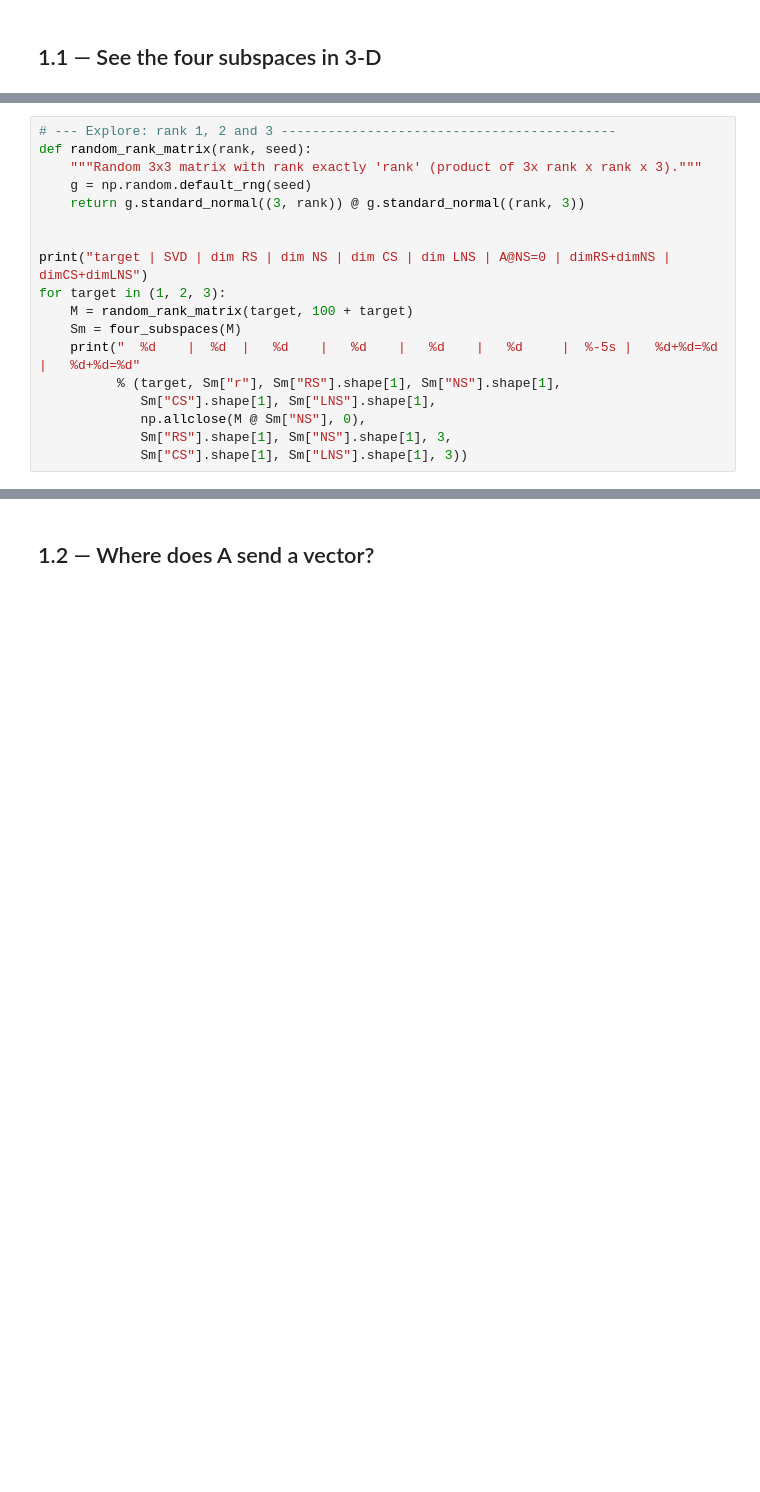
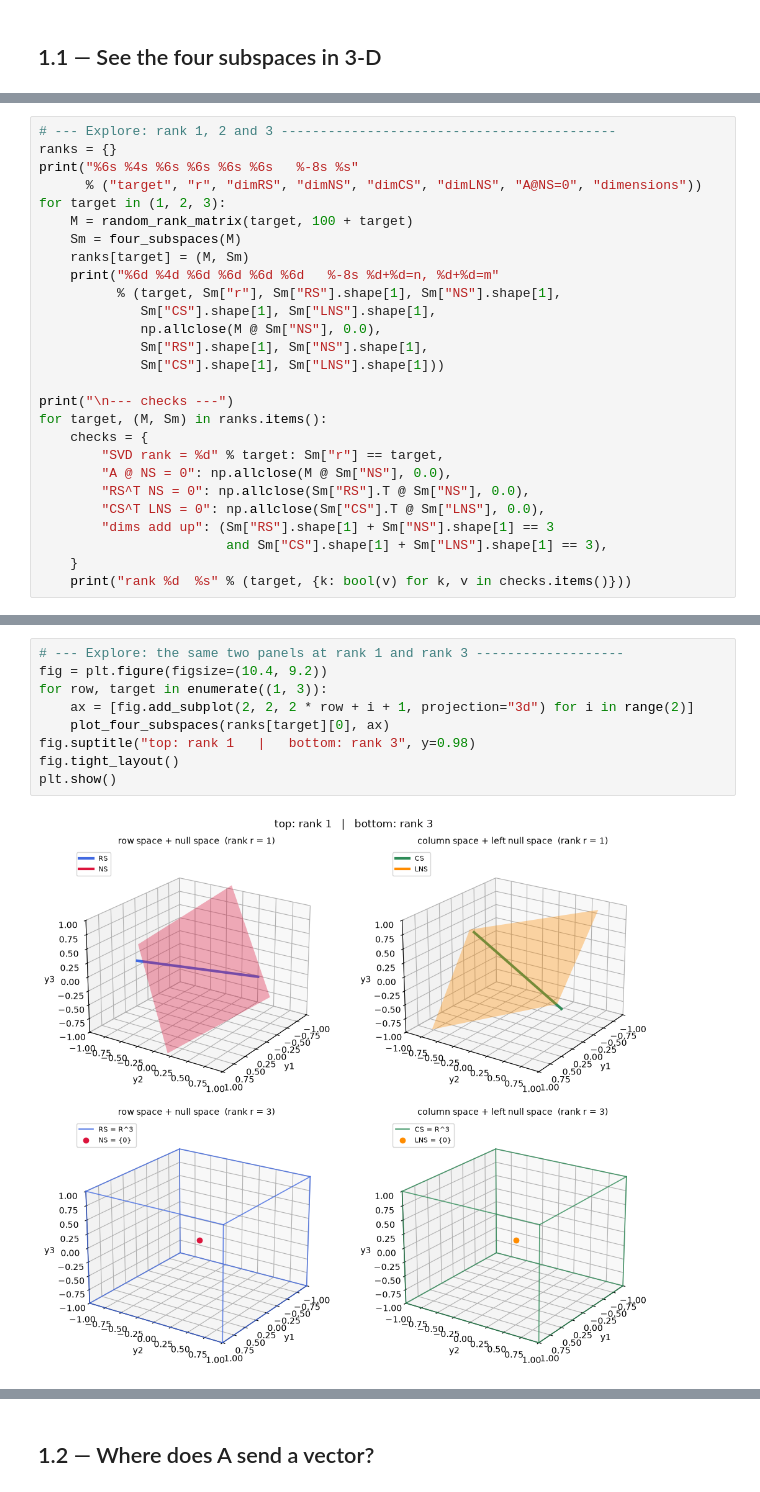
Before and after one commit to jowy-ti/portfolio-LA, a Jupyter notebook: notebooks/Part1.ipynb, the cells around one changed output, grey strips where cells are left out. Drawn from its saved outputs; the diff is of its cells as text; blank space fills up the shorter version.

```diff
--- a/notebooks/Part1.ipynb
+++ b/notebooks/Part1.ipynb
@@ -174,19 +177,28 @@ Change the rank to 1 and to 3. Which subspaces grow, shrink or disappear?
 # %%
 # --- Explore: rank 1, 2 and 3 -------------------------------------------
-def random_rank_matrix(rank, seed):
-    """Random 3x3 matrix with rank exactly 'rank' (product of 3x rank x rank x 3)."""
-    g = np.random.default_rng(seed)
-    return g.standard_normal((3, rank)) @ g.standard_normal((rank, 3))
-
-
-print("target | SVD | dim RS | dim NS | dim CS | dim LNS | A@NS=0 | dimRS+dimNS | dimCS+dimLNS")
+ranks = {}
+print("%6s %4s %6s %6s %6s %6s   %-8s %s"
+      % ("target", "r", "dimRS", "dimNS", "dimCS", "dimLNS", "A@NS=0", "dimensions"))
 for target in (1, 2, 3):
     M = random_rank_matrix(target, 100 + target)
     Sm = four_subspaces(M)
-    print("  %d    |  %d  |   %d    |   %d    |   %d    |   %d     |  %-5s |   %d+%d=%d    |   %d+%d=%d"
+    ranks[target] = (M, Sm)
+    print("%6d %4d %6d %6d %6d %6d   %-8s %d+%d=n, %d+%d=m"
           % (target, Sm["r"], Sm["RS"].shape[1], Sm["NS"].shape[1],
              Sm["CS"].shape[1], Sm["LNS"].shape[1],
-             np.allclose(M @ Sm["NS"], 0),
-             Sm["RS"].shape[1], Sm["NS"].shape[1], 3,
-             Sm["CS"].shape[1], Sm["LNS"].shape[1], 3))
+             np.allclose(M @ Sm["NS"], 0.0),
+             Sm["RS"].shape[1], Sm["NS"].shape[1],
+             Sm["CS"].shape[1], Sm["LNS"].shape[1]))
+
+print("\n--- checks ---")
+for target, (M, Sm) in ranks.items():
+    checks = {
+        "SVD rank = %d" % target: Sm["r"] == target,
+        "A @ NS = 0": np.allclose(M @ Sm["NS"], 0.0),
+        "RS^T NS = 0": np.allclose(Sm["RS"].T @ Sm["NS"], 0.0),
+        "CS^T LNS = 0": np.allclose(Sm["CS"].T @ Sm["LNS"], 0.0),
+        "dims add up": (Sm["RS"].shape[1] + Sm["NS"].shape[1] == 3
+                        and Sm["CS"].shape[1] + Sm["LNS"].shape[1] == 3),
+    }
+    print("rank %d  %s" % (target, {k: bool(v) for k, v in checks.items()}))
 # %% [output]
@@ -267,0 +214,11 @@ exactly the orthogonal complements of the two spaces that have grown to fill R^n
+# %%
+# --- Explore: the same two panels at rank 1 and rank 3 -------------------
+fig = plt.figure(figsize=(10.4, 9.2))
+for row, target in enumerate((1, 3)):
+    ax = [fig.add_subplot(2, 2, 2 * row + i + 1, projection="3d") for i in range(2)]
+    plot_four_subspaces(ranks[target][0], ax)
+fig.suptitle("top: rank 1   |   bottom: rank 3", y=0.98)
+fig.tight_layout()
+plt.show()
+# %% [output]
+[figure, added]
```
Also changed, not shown: parts of 34 cells of this notebook, 6 other files.
